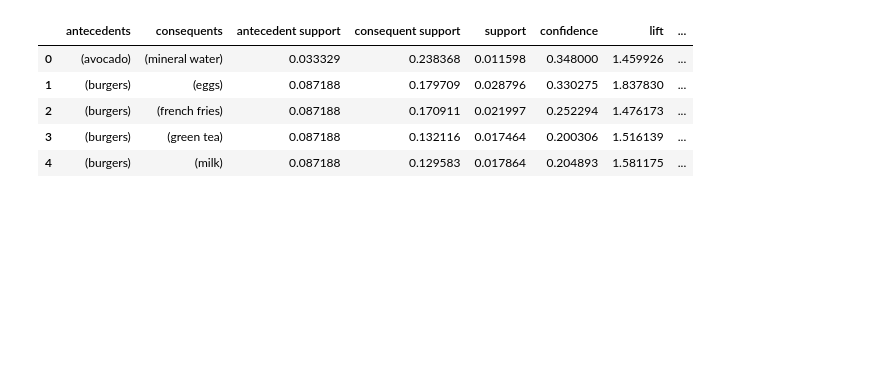
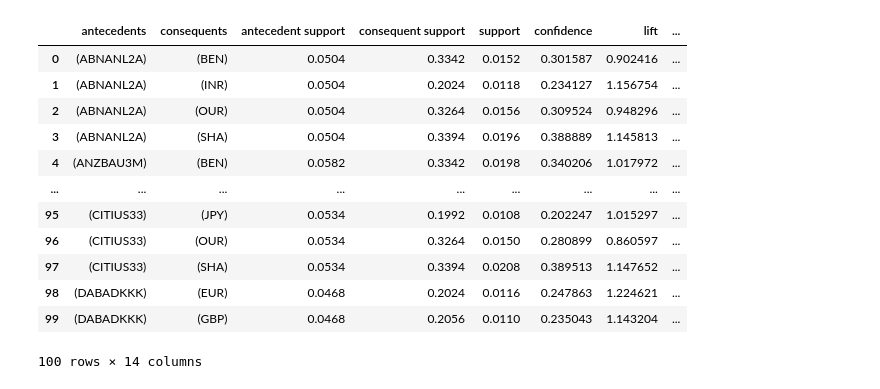
Before and after one commit to vijaykumarharakuni/data_analysis, a Jupyter notebook: Apriori11_PaymentData.ipynb, the cells around one changed output. Saved outputs shown, nothing was run; the diff lists cells and outputs as text; code cells hidden in the pictures; blank space fills up the shorter version.

```diff
--- a/Apriori11_PaymentData.ipynb
+++ b/Apriori11_PaymentData.ipynb
@@ -21,0 +46,12 @@ data
+# %%
+data[['Payment_Currency', 'Payment_Amount']] = data['Payment Amount (Currency)'].str.split(' ', expand=True)
+
+data[['Sender_Charge_Currency', 'Sender_Charge_Amount']] = data["Sender's Charges"].str.split(' ', expand=True)
+
+data[['Intermediary_Charge_Currency', 'Intermediary_Charge_Amount']] = data["Intermediary Charges"].str.split(' ', expand=True)
+
+data.info()
+
+data.drop(["Sender's Charges"],axis=1,inplace=True)
+data.drop(['Payment Amount (Currency)'],axis=1,inplace=True)
+data.drop(['Intermediary Charges'],axis=1,inplace=True)
@@ -25,0 +92,7 @@ data.shape[0]
+# %%
+data_model=data[[ 'Intermediary Name',
+       'Debtor Name', 'Creditor Name',
+        'Charges Bearer',
+       'Creditor BIC', 'Debtor BIC', 'Payment_Currency', 'Payment_Amount',
+       'Sender_Charge_Currency', 'Sender_Charge_Amount',
+       'Intermediary_Charge_Currency', 'Intermediary_Charge_Amount']]
@@ -26,5 +108,5 @@ data.shape[0]
 # %%
 # convert this df into list of list
 transactions=[]
-for i in range(data.shape[0]):
-    transactions.append([str(data.values[i,j]) for j in range(data.shape[1]) if str(data.values[i,j])!='nan'])
+for i in range(data_model.shape[0]):
+    transactions.append([str(data_model.values[i,j]) for j in range(data_model.shape[1]) if str(data_model.values[i,j])!='nan'])
@@ -58,0 +161,15 @@ freq_itemset.head()
+# %%
+# prompt: Using dataframe freq_itemset: number of transaction for freq itemset
+
+# Assuming 'support' represents the support of the itemset, and it's proportional to the number of transactions
+# We can calculate the number of transactions by scaling the support by the total number of transactions.
+
+# Since the actual number of transactions is not provided in the dataset, we need to assume a total number of transactions.
+
+# For example, assume there are 10000 transactions. We can compute the number of transactions per itemset by multiplying each itemsets' support by this number
+
+# We can then add a column called 'num_transactions' to the DataFrame to hold this information.
+freq_itemset['num_transactions'] = freq_itemset['support'] * 5000
+
+# Display the DataFrame with the new column:
+freq_itemset
@@ -72,15 +298,22 @@ freq_itemset.tail()
 # %%
 # generate association rules
 num_itemsets=len(freq_itemset)
 rules=association_rules(freq_itemset,num_itemsets=num_itemsets,metric='confidence',min_threshold=0.2)
-rules.head()
+rules.head(100)
 # %% [output]
 |  | antecedents | consequents | antecedent support | consequent support | support | confidence | lift | ... |
-| 0 | (avocado) | (mineral water) | 0.033329 | 0.238368 | 0.011598 | 0.348000 | 1.459926 | ... |
-| 1 | (burgers) | (eggs) | 0.087188 | 0.179709 | 0.028796 | 0.330275 | 1.837830 | ... |
-| 2 | (burgers) | (french fries) | 0.087188 | 0.170911 | 0.021997 | 0.252294 | 1.476173 | ... |
-| 3 | (burgers) | (green tea) | 0.087188 | 0.132116 | 0.017464 | 0.200306 | 1.516139 | ... |
-| 4 | (burgers) | (milk) | 0.087188 | 0.129583 | 0.017864 | 0.204893 | 1.581175 | ... |
+| 0 | (ABNANL2A) | (BEN) | 0.0504 | 0.3342 | 0.0152 | 0.301587 | 0.902416 | ... |
+| 1 | (ABNANL2A) | (INR) | 0.0504 | 0.2024 | 0.0118 | 0.234127 | 1.156754 | ... |
+| 2 | (ABNANL2A) | (OUR) | 0.0504 | 0.3264 | 0.0156 | 0.309524 | 0.948296 | ... |
+| 3 | (ABNANL2A) | (SHA) | 0.0504 | 0.3394 | 0.0196 | 0.388889 | 1.145813 | ... |
+| 4 | (ANZBAU3M) | (BEN) | 0.0582 | 0.3342 | 0.0198 | 0.340206 | 1.017972 | ... |
+| ... | ... | ... | ... | ... | ... | ... | ... | ... |
+| 95 | (CITIUS33) | (JPY) | 0.0534 | 0.1992 | 0.0108 | 0.202247 | 1.015297 | ... |
+| 96 | (CITIUS33) | (OUR) | 0.0534 | 0.3264 | 0.0150 | 0.280899 | 0.860597 | ... |
+| 97 | (CITIUS33) | (SHA) | 0.0534 | 0.3394 | 0.0208 | 0.389513 | 1.147652 | ... |
+| 98 | (DABADKKK) | (EUR) | 0.0468 | 0.2024 | 0.0116 | 0.247863 | 1.224621 | ... |
+| 99 | (DABADKKK) | (GBP) | 0.0468 | 0.2056 | 0.0110 | 0.235043 | 1.143204 | ... |
+100 rows × 14 columns
 # %%
 rules.head(50)
 # %% [output]
```
Also changed, not shown: parts of 24 cells of this notebook.
